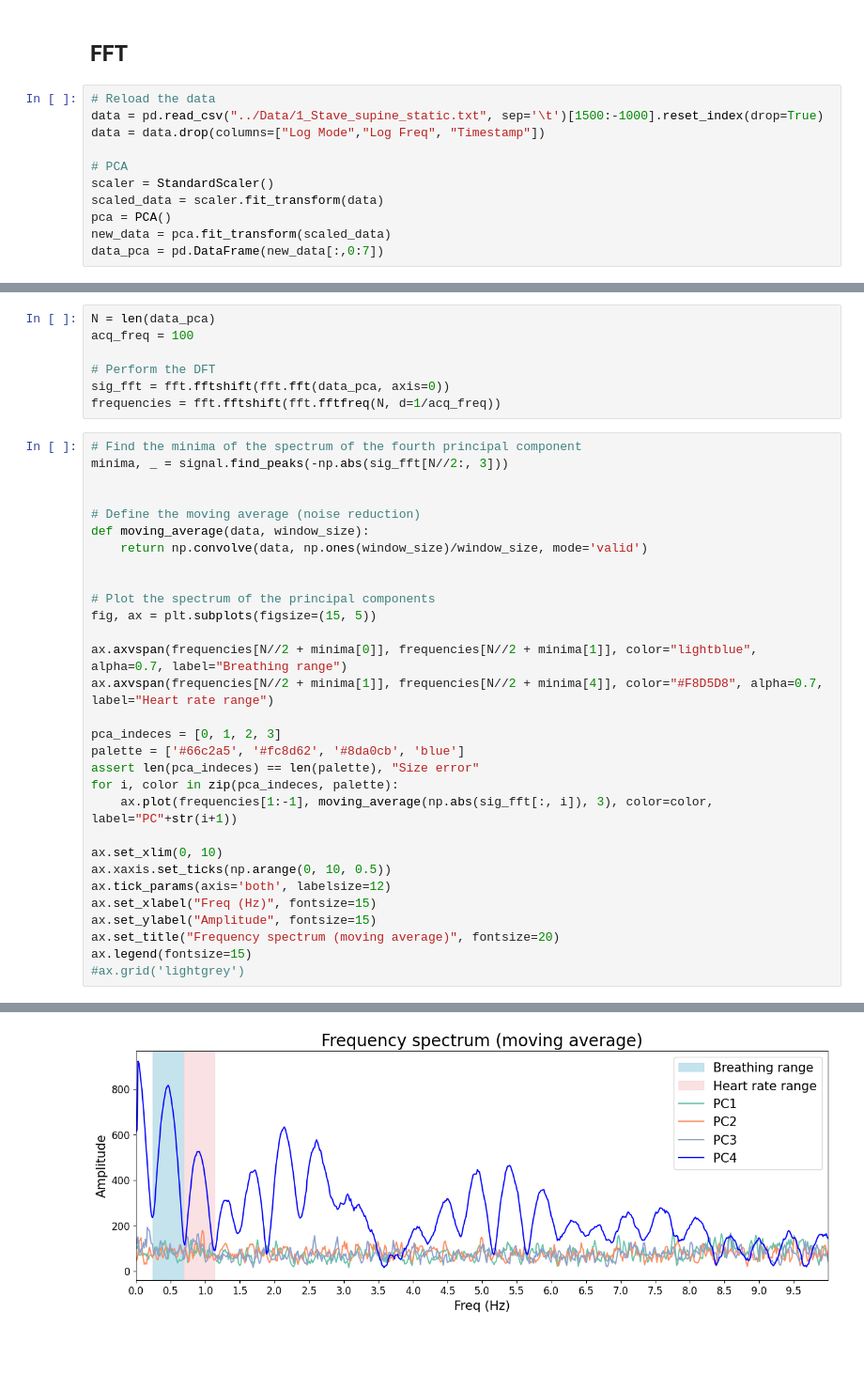
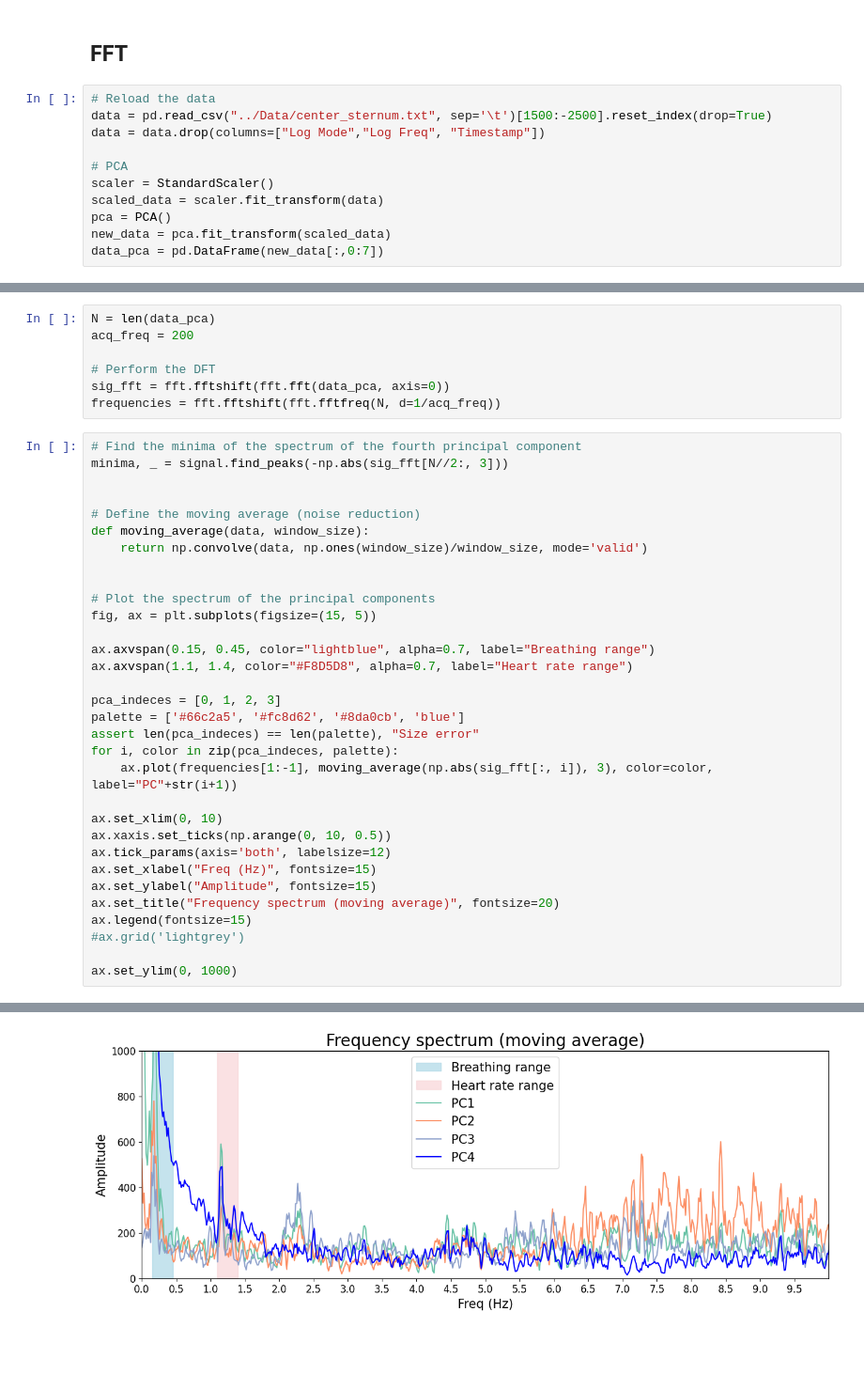
Before and after one commit to paololapo/HeartRateEstimation, a Jupyter notebook: Testing/FFT.ipynb, the cells around one changed output, grey strips where cells are left out. Shown: that part at 94% size. Drawn from its saved outputs; the diff is of its cells as text.

```diff
--- a/Testing/FFT.ipynb
+++ b/Testing/FFT.ipynb
@@ -13,7 +13,7 @@ import scipy.signal as signal
 ## FFT
 # %%
 # Reload the data
-data = pd.read_csv("../Data/1_Stave_supine_static.txt", sep='\t')[1500:-1000].reset_index(drop=True)
+data = pd.read_csv("../Data/center_sternum.txt", sep='\t')[1500:-2500].reset_index(drop=True)
 data = data.drop(columns=["Log Mode","Log Freq", "Timestamp"])
 
 # PCA
@@ -32,6 +34,6 @@ data_pca = pd.DataFrame(new_data[:,0:7])
 # %%
 N = len(data_pca)
-acq_freq = 100
+acq_freq = 200
 
 # Perform the DFT
 sig_fft = fft.fftshift(fft.fft(data_pca, axis=0))
@@ -49,8 +51,8 @@ def moving_average(data, window_size):
 # Plot the spectrum of the principal components
 fig, ax = plt.subplots(figsize=(15, 5))
 
-ax.axvspan(frequencies[N//2 + minima[0]], frequencies[N//2 + minima[1]], color="lightblue", alpha=0.7, label="Breathing range")
-ax.axvspan(frequencies[N//2 + minima[1]], frequencies[N//2 + minima[4]], color="#F8D5D8", alpha=0.7, label="Heart rate range")
+ax.axvspan(0.15, 0.45, color="lightblue", alpha=0.7, label="Breathing range")
+ax.axvspan(1.1, 1.4, color="#F8D5D8", alpha=0.7, label="Heart rate range")
 
 pca_indeces = [0, 1, 2, 3]
 palette = ['#66c2a5', '#fc8d62', '#8da0cb', 'blue']
@@ -66,4 +68,6 @@ ax.set_ylabel("Amplitude", fontsize=15)
 ax.set_title("Frequency spectrum (moving average)", fontsize=20)
 ax.legend(fontsize=15)
 #ax.grid('lightgrey')
+
+ax.set_ylim(0, 1000)
 # %% [output]
@@ -71,4 +75,4 @@ ax.legend(fontsize=15)
-[figure, old version]
+[figure, new version]
 # %% [markdown]
 ##
 # %%
```
Also changed, not shown: parts of 16 cells of this notebook.
